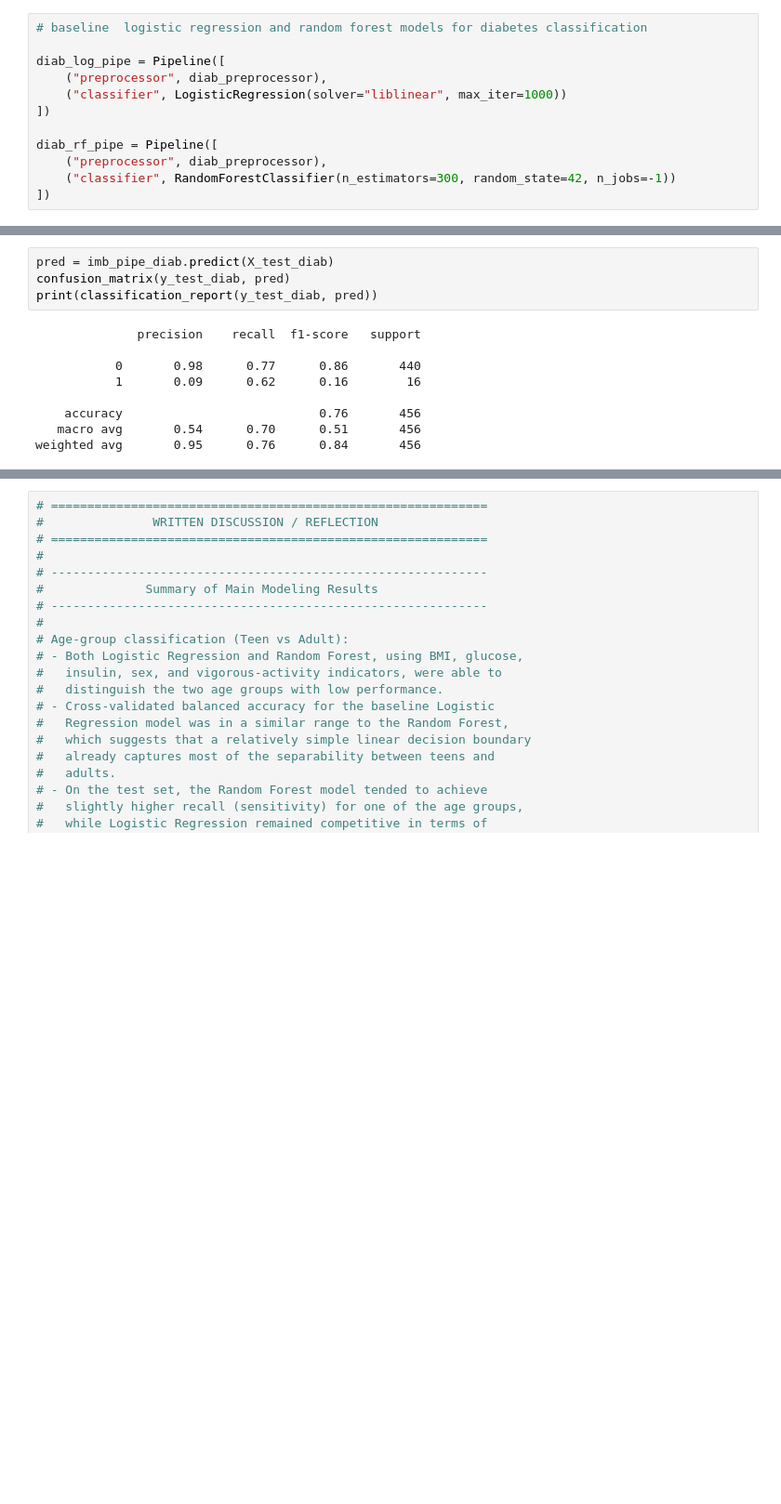
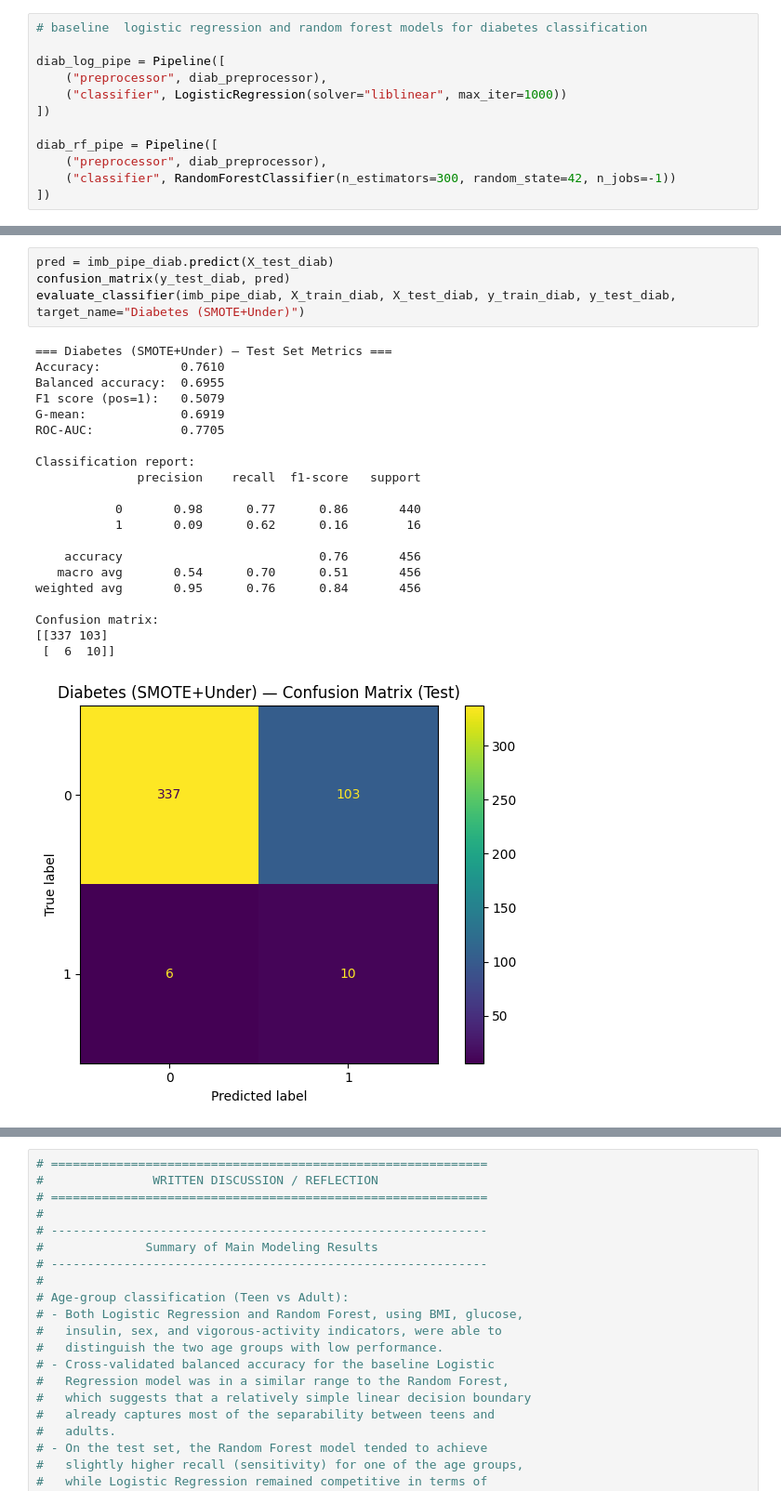
Before and after one commit to bpickett14/MATH3310_FA_2025_FP1_G01_PICKETT_CARDONA, a Jupyter notebook: notebooks/Final.ipynb, the cells around one changed output, grey strips where cells are left out. Shown at 93% size. Cells and saved outputs as stored; diff of their text form; blank space fills up the shorter version.

```diff
--- a/notebooks/Final.ipynb
+++ b/notebooks/Final.ipynb
@@ -782,13 +800,26 @@ Confusion matrix (test):
 # %%
 pred = imb_pipe_diab.predict(X_test_diab)
 confusion_matrix(y_test_diab, pred)
-print(classification_report(y_test_diab, pred))
+evaluate_classifier(imb_pipe_diab, X_train_diab, X_test_diab, y_train_diab, y_test_diab, target_name="Diabetes (SMOTE+Under)")
 # %% [output]
+=== Diabetes (SMOTE+Under) — Test Set Metrics ===
+Accuracy:           0.7610
+Balanced accuracy:  0.6955
+F1 score (pos=1):   0.5079
+G-mean:             0.6919
+ROC-AUC:            0.7705
+
+Classification report:
               precision    recall  f1-score   support
 
            0       0.98      0.77      0.86       440
            1       0.09      0.62      0.16        16
 
     accuracy                           0.76       456
    macro avg       0.54      0.70      0.51       456
 weighted avg       0.95      0.76      0.84       456
+
+Confusion matrix:
+[[337 103]
+ [  6  10]]
+[figure, added]
```
Also changed, not shown: parts of 11 cells of this notebook.
